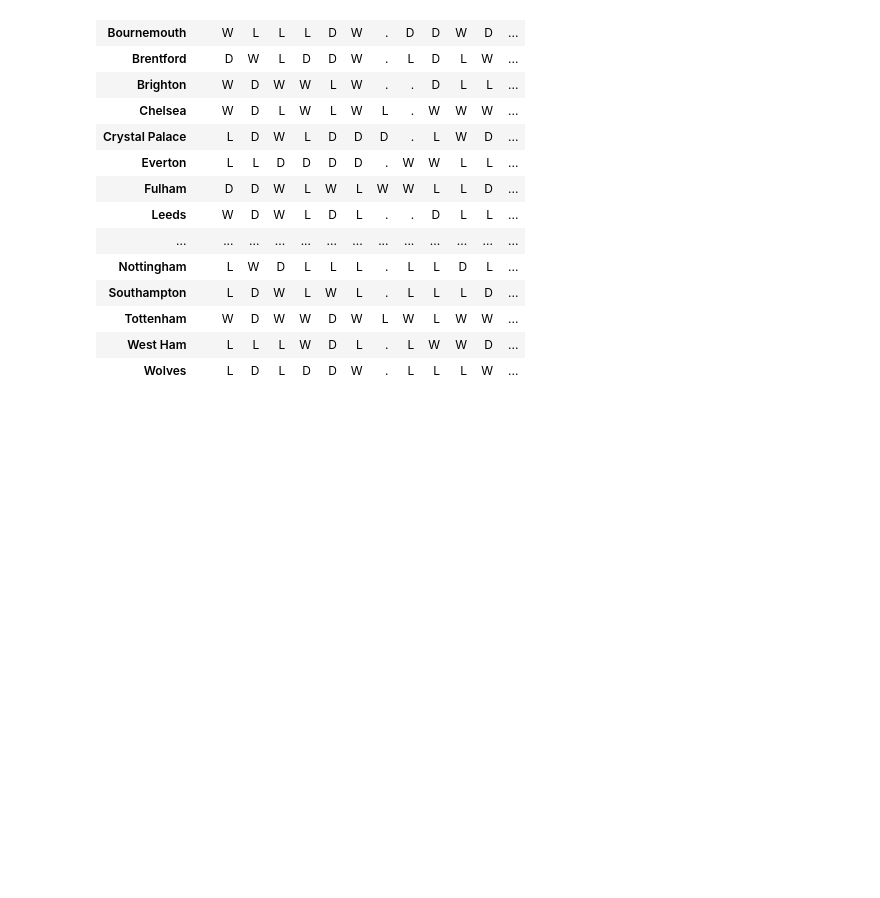
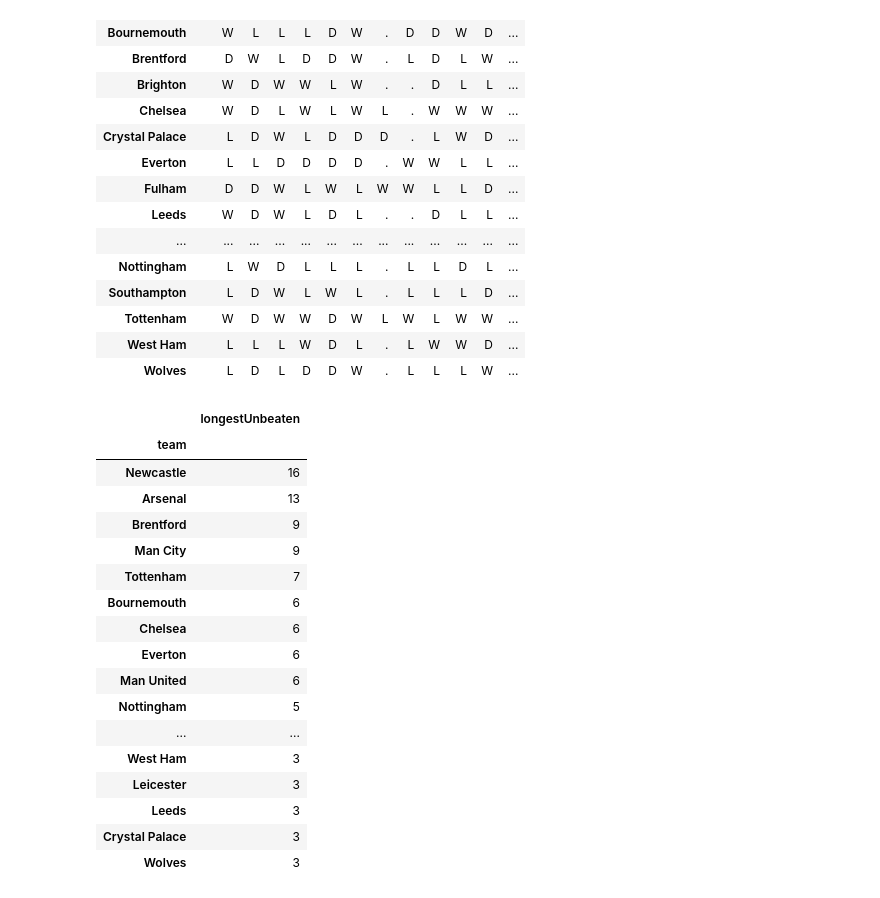
Before and after one commit to solstice035/footballdash, a Jupyter notebook: code/notebooks/results_api.ipynb, the cells around one changed output. Saved outputs shown, nothing was run; the diff lists cells and outputs as text; code cells hidden in the pictures; blank space fills up the shorter version.

Commit message:
starting to calculate win streaks

```diff
--- a/code/notebooks/results_api.ipynb
+++ b/code/notebooks/results_api.ipynb
@@ -516,3 +528,48 @@ df_matchday.head(20)
 | Tottenham | W | D | W | W | D | W | L | W | L | W | W | ... |
 | West Ham | L | L | L | W | D | L | . | L | W | W | D | ... |
 | Wolves | L | D | L | D | D | W | . | L | L | L | W | ... |
+# %%
+# add in longest unbeaten run
+
+# function to calculate longest unbeaten consecutive results
+def longestUnbeaten(x):
+    # calculate length of longest unbeaten run
+    results = {
+        'longestUnbeaten': len(max(''.join(x['result']).split('L'), key=len)),
+    }
+    return pd.Series(results)
+
+# function to calculate current unbeaten run
+# Sort df_matches by date
+df_matches = df_matches.sort_values(by=['utcDate'], ascending=False)
+
+
+# apply longestUnbeaten function
+df_streaks = df_matches.groupby('team').apply(longestUnbeaten)
+# sort by longest unbeaten run
+df_streaks = df_streaks.sort_values(by=['longestUnbeaten'], ascending=False)
+# apply currentUnbeaten function
+
+
+
+
+df_streaks.head(20)
+# %% [output]
+|  | longestUnbeaten |
+| team |  |
+| Newcastle | 16 |
+| Arsenal | 13 |
+| Brentford | 9 |
+| Man City | 9 |
+| Tottenham | 7 |
+| Bournemouth | 6 |
+| Chelsea | 6 |
+| Everton | 6 |
+| Man United | 6 |
+| Nottingham | 5 |
+| ... | ... |
+| West Ham | 3 |
+| Leicester | 3 |
+| Leeds | 3 |
+| Crystal Palace | 3 |
+| Wolves | 3 |
```
Also changed, not shown: parts of 2 cells of this notebook.
